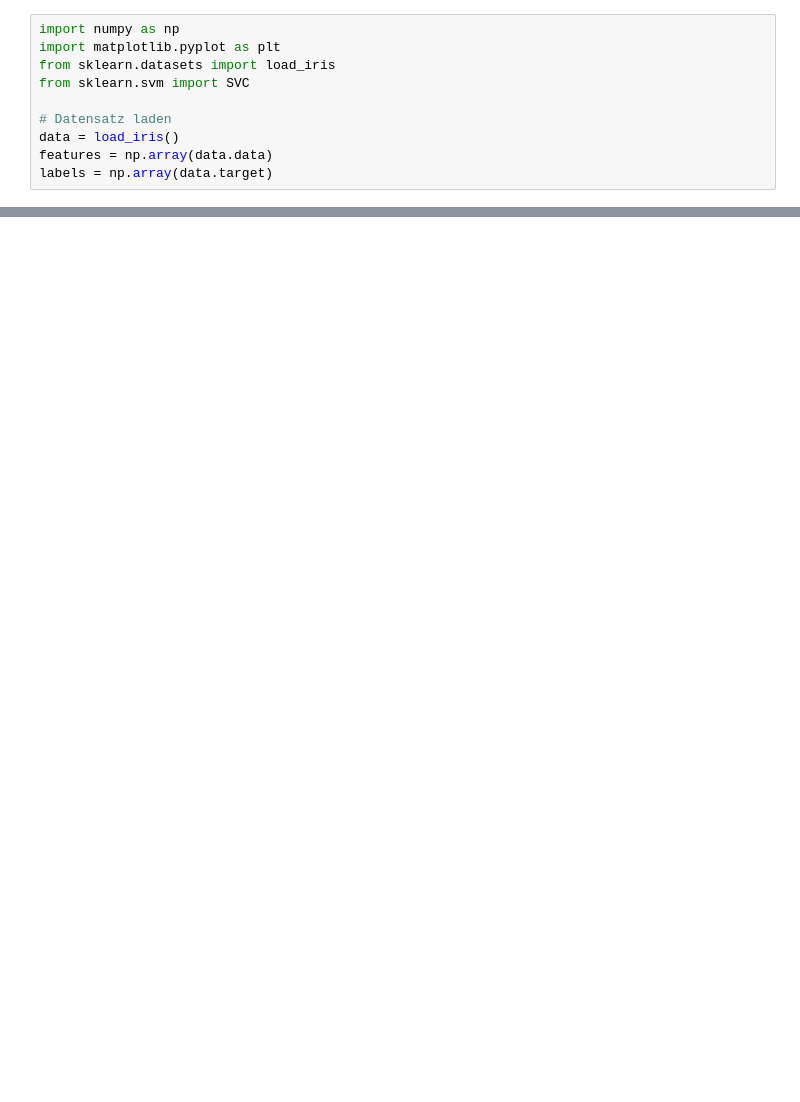
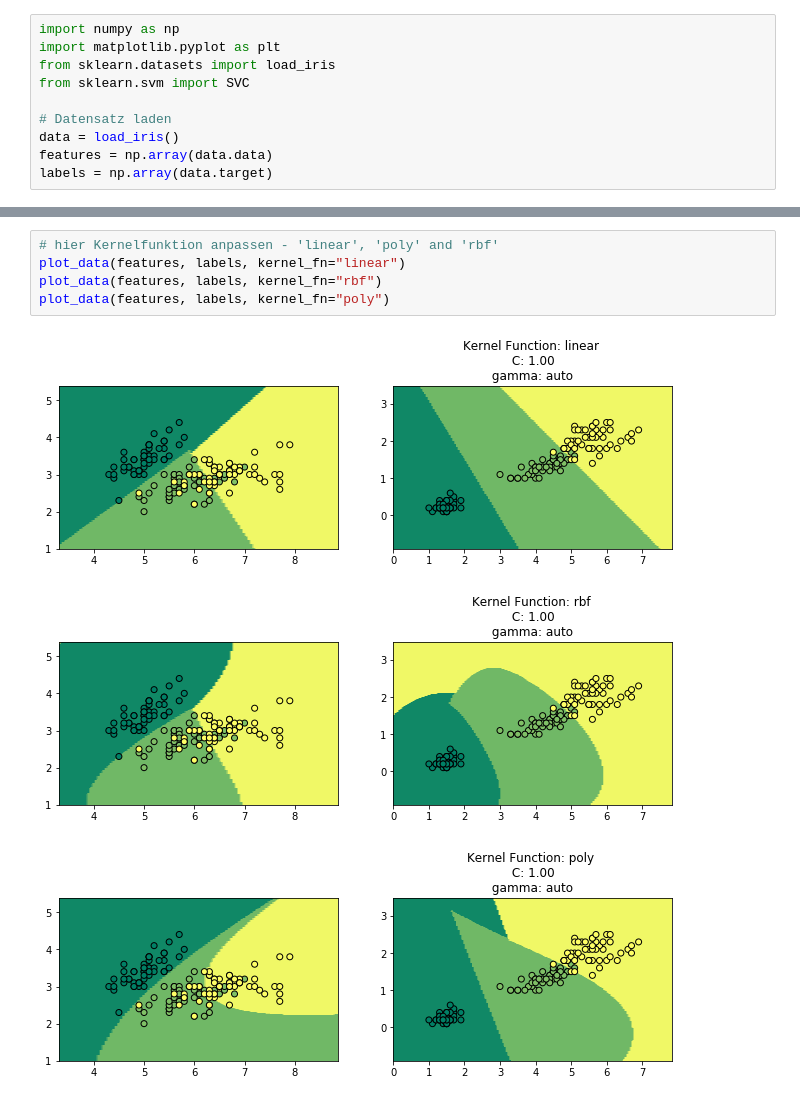
Before and after one commit to emomicrowave/machine-learning-tutorials, a Jupyter notebook: 05-support_vector_machines/notebook.ipynb, the cells around one changed output, grey strips where cells are left out. Drawn from its saved outputs; the diff is of its cells as text; blank space fills up the shorter version.

```diff
--- a/05-support_vector_machines/notebook.ipynb
+++ b/05-support_vector_machines/notebook.ipynb
@@ -34,0 +95,9 @@ def plot_data(X, y, kernel_fn="linear", C=1.0, degree=3, gamma='auto'):
+# %%
+# hier Kernelfunktion anpassen - 'linear', 'poly' and 'rbf'
+plot_data(features, labels, kernel_fn="linear")
+plot_data(features, labels, kernel_fn="rbf")
+plot_data(features, labels, kernel_fn="poly")
+# %% [output]
+[figure, added]
+[figure, added]
+[figure, added]
```
Also changed, not shown: parts of 12 cells of this notebook.
